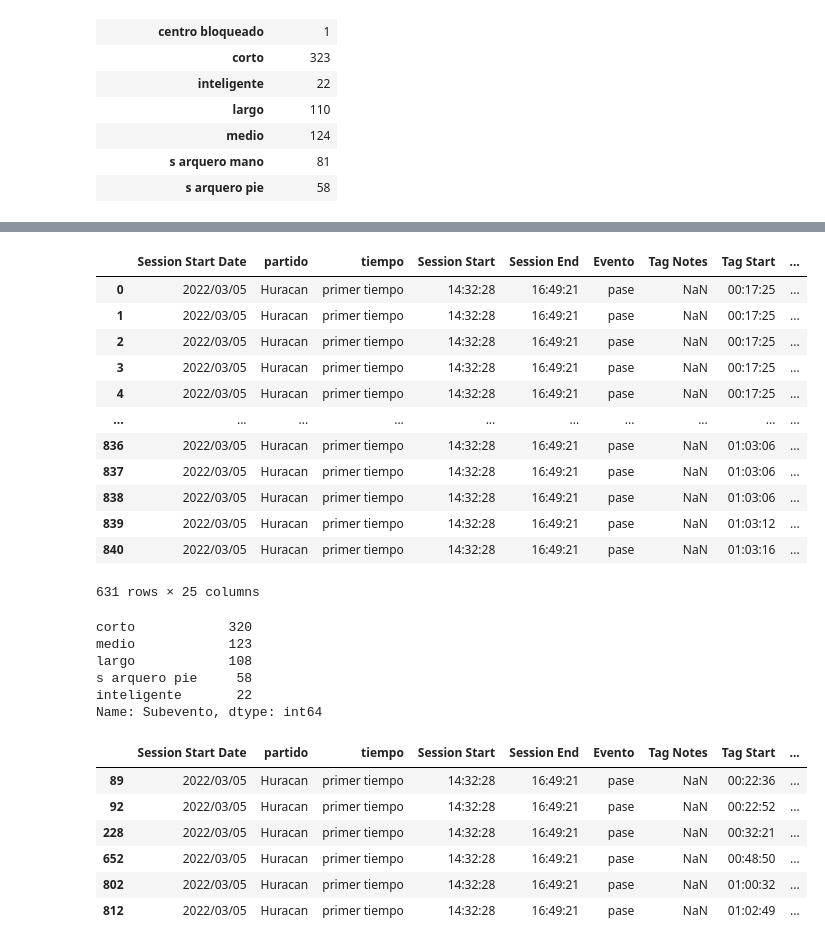
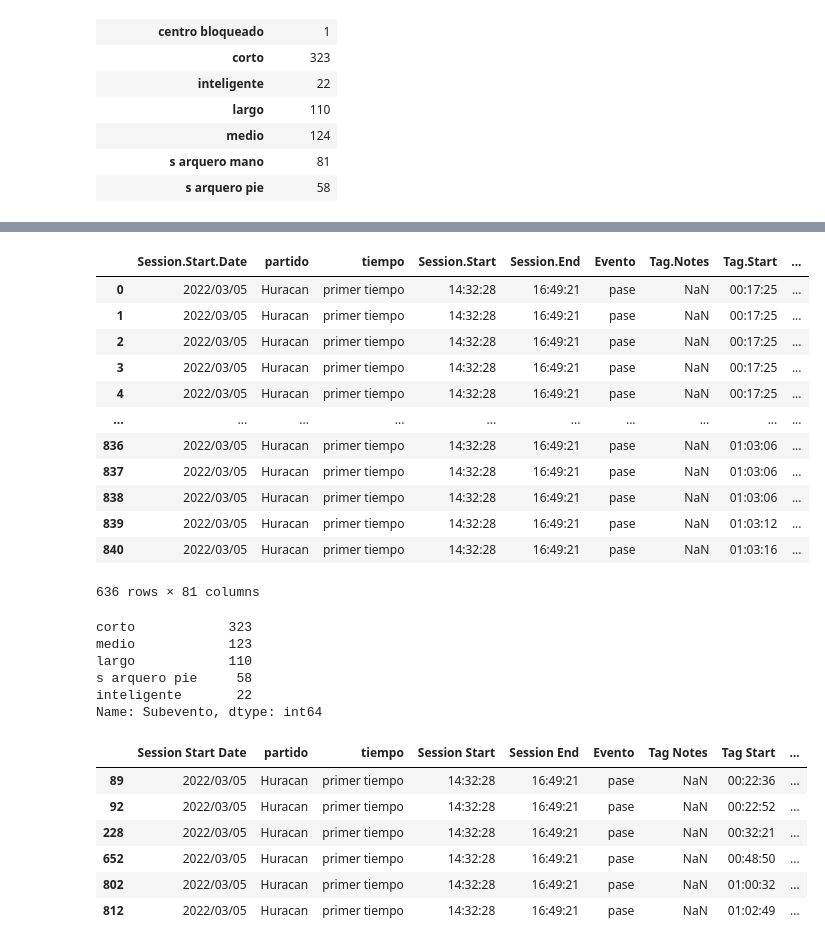
Before and after one commit to jduqer/Data_Pincha, a Jupyter notebook: procesamiento de etiquetas/notebooks partidos/PREPRO-2022-eventos-fecha02_huracan.ipynb, the cells around one changed output, grey strips where cells are left out. Cells and saved outputs as stored; diff of their text form; code cells hidden in the pictures.

Commit message:
update etiquetado

```diff
--- a/procesamiento de etiquetas/notebooks partidos/PREPRO-2022-eventos-fecha02_huracan.ipynb
+++ b/procesamiento de etiquetas/notebooks partidos/PREPRO-2022-eventos-fecha02_huracan.ipynb
@@ -8,7 +8,7 @@ import plotly.express as px
 # %% [markdown]
 # Carga de datos
 # %%
-data = pd.read_csv('/Users/lucaspecina/Desktop/Big Data EDLP/ETIQUETAS + ANALISIS FUTBOL/Reserva 2022/Fecha 2 - Huracan/Huracan_primer tiempo.csv')
+data = pd.read_csv('../../datos etiquetas/Fecha 2 - Huracan/Huracan_primer tiempo.csv')
 data
 # %% [output]
 |  | Session Start Date | Event | Session Name | Session Start | Session End | Tag Description | Tag Notes | ... |
@@ -395,19 +415,20 @@ data_eventos.loc[data_eventos[colname] == 1]
 # %%
 #completado
 '''si data[i] es pase no bloqueado y data[i+1] no es perdida interceptado o balon afuera'''
 
 colname = 'pase-Completado'
 data_eventos[colname] = 0
 for i in range(len(data_eventos)):
-    if (data_eventos.loc[i,'Evento']=='pase') & (data_eventos.loc[i,'Subevento']!='pase bloqueado') & (data_eventos.loc[i,'Subevento']!='centro aereo') & (data_eventos.loc[i,'Subevento']!='centro bloqueado') & (data_eventos.loc[i,'Subevento']!='s arquero mano') & (data_eventos.loc[i,'Subevento']!='bloqueado'):
-        if (data_eventos.loc[i+1,'Evento'] != 'perdida'):
-            data_eventos.loc[i,colname] = 1
-        elif ('intercep' not in data_eventos.loc[i+1,'Subevento']) & ('balon afuera' not in data_eventos.loc[i+1,'Subevento']) & ('encontrad' not in data_eventos.loc[i+1,'Subevento']):
+    if (data_eventos.loc[i,'Evento']=='pase') & (data_eventos.loc[i,'Subevento']!='centro aereo') & (data_eventos.loc[i,'Subevento']!='s arquero mano') & (data_eventos.loc[i,'Subevento']!='bloqueado'):
+        if (data_eventos.loc[i+1,'Evento'] != 'perdida') | (data_eventos.loc[i,'Jugador.1'] != data_eventos.loc[i+1,'Jugador.1']):
             data_eventos.loc[i,colname] = 1
 
+        #elif ('intercep' not in data_eventos.loc[i+1,'Subevento']) & ('balon afuera' not in data_eventos.loc[i+1,'Subevento']) & ('encontrad' not in data_eventos.loc[i+1,'Subevento']):
+        #    data_eventos.loc[i,colname] = 1
+
 data_eventos.loc[data_eventos[colname] == 1]
 # %% [output]
-|  | Session Start Date | partido | tiempo | Session Start | Session End | Evento | Tag Notes | Tag Start | ... |
+|  | Session.Start.Date | partido | tiempo | Session.Start | Session.End | Evento | Tag.Notes | Tag.Start | ... |
 | 0 | 2022/03/05 | Huracan | primer tiempo | 14:32:28 | 16:49:21 | pase | NaN | 00:17:25 | ... |
 | 1 | 2022/03/05 | Huracan | primer tiempo | 14:32:28 | 16:49:21 | pase | NaN | 00:17:25 | ... |
 | 2 | 2022/03/05 | Huracan | primer tiempo | 14:32:28 | 16:49:21 | pase | NaN | 00:17:25 | ... |
@@ -419,13 +440,13 @@ data_eventos.loc[data_eventos[colname] == 1]
 | 838 | 2022/03/05 | Huracan | primer tiempo | 14:32:28 | 16:49:21 | pase | NaN | 01:03:06 | ... |
 | 839 | 2022/03/05 | Huracan | primer tiempo | 14:32:28 | 16:49:21 | pase | NaN | 01:03:12 | ... |
 | 840 | 2022/03/05 | Huracan | primer tiempo | 14:32:28 | 16:49:21 | pase | NaN | 01:03:16 | ... |
-631 rows × 25 columns
+636 rows × 81 columns
 # %%
 data_eventos.loc[data_eventos[colname] == 1].Subevento.value_counts()
 # %% [output]
-corto            320
+corto            323
 medio            123
-largo            108
+largo            110
 s arquero pie     58
 inteligente       22
 Name: Subevento, dtype: int64
```
Also changed, not shown: parts of 28 cells of this notebook, 1 other file.
